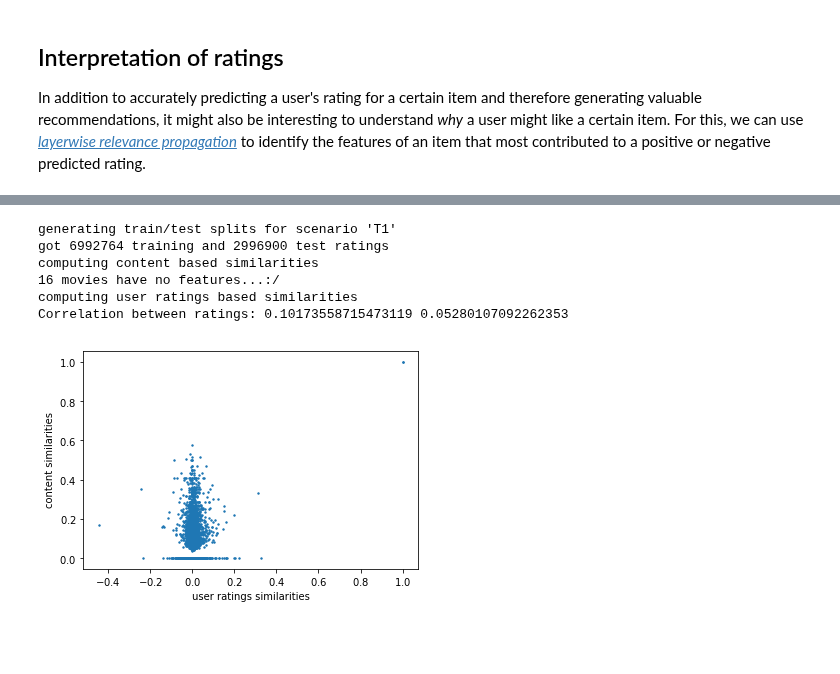
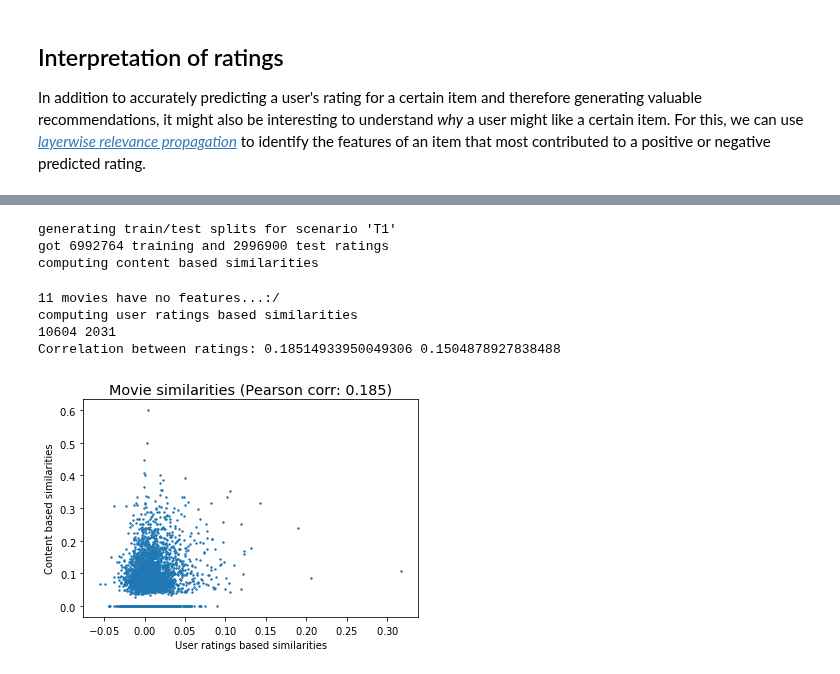
Before and after one commit to cod3licious/simec, a Jupyter notebook: 07_recommender_systems.ipynb, the cells around one changed output, grey strips where cells are left out. Saved outputs shown, nothing was run; the diff lists cells and outputs as text; code cells hidden in the pictures; blank space fills up the shorter version.

```diff
--- a/07_recommender_systems.ipynb
+++ b/07_recommender_systems.ipynb
@@ -734,10 +734,0 @@ History 1
-# %%
-# check which genres the users like the most
-# Comedy is high ranked, Horror scores low
-genres = []
-for (m, u) in residual_ratings:
-    if u == "14134" and residual_ratings[(m, u)] >= 1:
-        genres.extend(movies_data[m]["genres"])
-genres = Counter(genres)
-for g in sorted(genres, key=genres.get, reverse=True):
-    print(g, genres[g])
@@ -803,0 +735,18 @@ Epoch 40/40
+# %%
+# get the top 10 movies (based on residual ratings) for our selected users
+users_of_interest = ["3817", "54922"]
+user_ratings = {u: {} for u in users_of_interest}
+for (m, u) in residual_ratings:
+    if u in users_of_interest:
+        user_ratings[u][m] = residual_ratings[(m, u)]
+for u in users_of_interest:
+    top_genres = []
+    for i, m in enumerate(sorted(user_ratings[u], key=user_ratings[u].get, reverse=True)[:100]):
+        if i < 10:
+            print(u, m, residual_ratings[(m, u)], movies_data[m]["title"], movies_data[m]["genres"])
+        top_genres.extend(movies_data[m]["genres"])
+    print()
+    top_genres = Counter(top_genres)
+    for g in sorted(top_genres):
+        print(g, top_genres[g])
+    print("\n\n")
@@ -803,0 +771,7 @@ Epoch 40/40
+# %%
+## get only users with more than 900 ratings (~ 1000 targets)
+user_ratings = {u: [] for u in map_userid2index_train}
+for (m, u) in tuple_ratings:
+    user_ratings[u].append(m)
+user1000_idx = sorted([map_userid2index_train[u] for u in user_ratings if len(user_ratings[u]) >= 900])
+print(len(map_userid2index_train), len(user1000_idx))
@@ -888,39 +934,46 @@ residual_ratings = mmodel.compute_residuals(tuple_ratings, rating_pairs_train)
 residual_ratings_movies = defaultdict(dict)
 for (m, u) in residual_ratings:
     residual_ratings_movies[m][u] = residual_ratings[(m, u)]
 # normalize rating vectors to have unit length
 for m in residual_ratings_movies:
     N = np.linalg.norm(list(residual_ratings_movies[m].values()))
     residual_ratings_movies[m] = {u: residual_ratings_movies[m][u]/N for u in residual_ratings_movies[m]}
 # transform into sparse matrix
 ratings_matrix = dok_matrix((len(map_movieid2index_train), len(map_userid2index_train)), dtype=float)
 for i, m in enumerate(map_index2movieid_train):
     for u in residual_ratings_movies[m]:
         ratings_matrix[i, map_userid2index_train[u]] = residual_ratings_movies[m][u]
 ratings_matrix = csr_matrix(ratings_matrix)
 # compute user ratings based similarity matrix ("similar movies get similar ratings")
 S_user = ratings_matrix.dot(ratings_matrix.T).A
+# get movies with more than 1k ratings
+movie1000_idx = sorted([map_movieid2index_train[m] for m in residual_ratings_movies if len(residual_ratings_movies[m]) >= 1000])
+print(len(map_movieid2index_train), len(movie1000_idx))
+S_user = S_user[movie1000_idx][:,movie1000_idx]
+S_content = S_content[movie1000_idx][:,movie1000_idx]
 # check correlation between both similarity scores (--> if movies with similar content also
 # get similar ratings, the content based similarity score can be used for recommendations)
-s_content_flat = np.asarray(S_content[np.triu_indices_from(S_content)])
-s_user_flat = np.asarray(S_user[np.triu_indices_from(S_user)])
+s_content_flat = np.asarray(S_content[np.triu_indices_from(S_content, 1)])
+s_user_flat = np.asarray(S_user[np.triu_indices_from(S_user, 1)])
 corr_pear = pearsonr(s_content_flat, s_user_flat)[0]
 corr_spear = spearmanr(s_content_flat, s_user_flat)[0]
 print("Correlation between ratings:", corr_pear, corr_spear)
 ridx = np.random.permutation(len(s_content_flat))[:5000]
 plt.figure()
 plt.scatter(s_user_flat[ridx], s_content_flat[ridx], s=2)
 plt.xlabel("User ratings based similarities")
 plt.ylabel("Content based similarities");
 plt.title("Movie similarities (Pearson corr: %.3f)" % corr_pear)
+if savefigs: plt.savefig("ratings_corr_basic.png", dpi=300)
 # %% [output]
 generating train/test splits for scenario 'T1'
 got 6992764 training and 2996900 test ratings
 computing content based similarities
-16 movies have no features...:/
-computing user ratings based similarities
-Correlation between ratings: 0.10173558715473119 0.05280107092262353
+11 movies have no features...:/
+computing user ratings based similarities
+10604 2031
+Correlation between ratings: 0.18514933950049306 0.1504878927838488
-[figure, old version]
+[figure, new version]
 # %%
 # train a simec to map the movie feature vectors into an embedding space,
 # where the user rating based similarities are preserved
```
Also changed, not shown: parts of 23 cells of this notebook, 1 other file.
